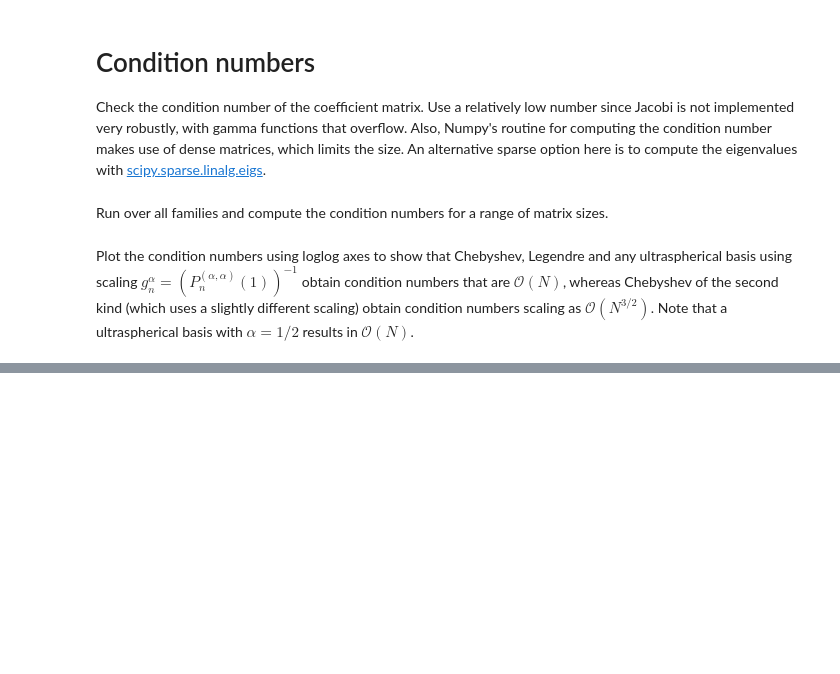
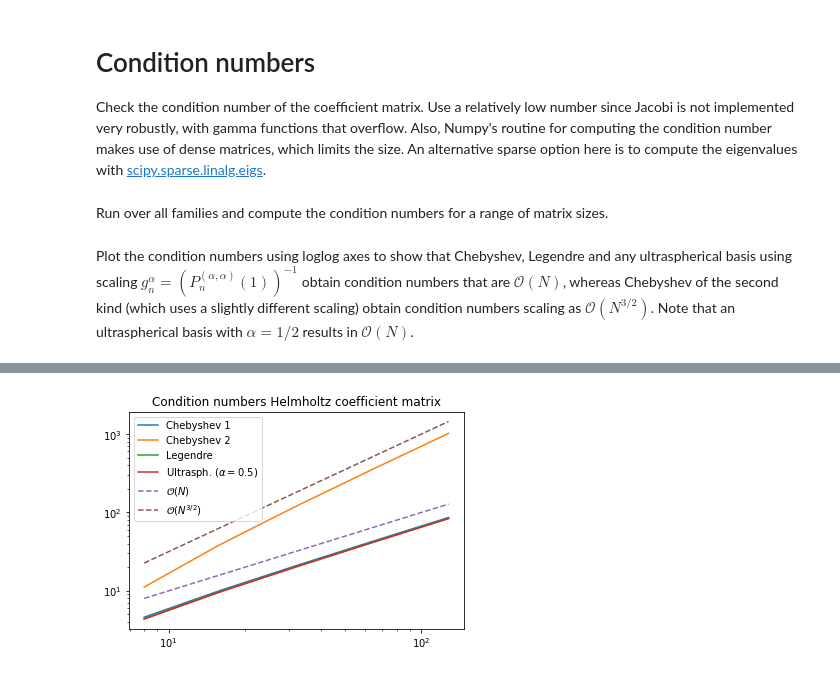
Before and after one commit to spectralDNS/PG-paper-2022, a Jupyter notebook: binder/Section-4.3.2.ipynb, the cells around one changed output, grey strips where cells are left out. Drawn from its saved outputs; the diff is of its cells as text; code cells hidden in the pictures; blank space fills up the shorter version.

```diff
--- a/binder/Section-4.3.2.ipynb
+++ b/binder/Section-4.3.2.ipynb
@@ -53,9 +53,9 @@ mu = 1
 # %% [markdown]
 Choose family of polynomials by uncommenting only one of the following four lines.
 # %%
-family = 'Ultraspherical'; kw = {'alpha': 1}
+#family = 'Ultraspherical'; kw = {'alpha': 1}
 #family = 'Legendre'; kw = {}
-#family = 'Chebyshev'; kw = {}
+family = 'Chebyshev'; kw = {}
 #family = 'ChebyshevU'; kw = {}
 # %% [markdown]
 Create function spaces and test and trial functions. Assemble the coefficient matrix A, that will consist of both mass and stiffness matrices.
@@ -77,0 +108,10 @@ Text(0.5, 0.98, 'Sparsity pattern stiffness (left) and mass (right) matrix')
+# %%
+S = FunctionSpace(N, 'C', bc=(0, 0), **kw)
+V = FunctionSpace(N+2, 'C', basis='Phi2', **kw)
+u = TrialFunction(S)
+v = TestFunction(V)
+A = inner(v, div(grad(u)) - mu*u)
+# %%
+M = A[0].diags('csr') + A[1].diags('csr')
+M2 = A2[0].diags('csr') + A2[1].diags('csr')
+assert np.linalg.norm((M-M2).toarray()) < 1e-14
@@ -113,9 +155,8 @@ for family in 'CULQ':
     for n in range(3, 8):
         con[family].append(cond(2**n, family, alpha)) # alpha neglected by C, U, L
 # %% [markdown]
-Plot the condition numbers using loglog axes to show that Chebyshev, Legendre and any ultraspherical basis using scaling $g_n^{\alpha}=(P^{(\alpha,\alpha)}_n(1))^{-1}$ obtain condition numbers that are $\mathcal{O}(N)$, whereas Chebyshev of the second kind (which uses a slightly different scaling) obtain condition numbers scaling as $\mathcal{O}(N^{3/2})$. Note that a ultraspherical basis with $\alpha=1/2$ results in $\mathcal{O}(N)$.
+Plot the condition numbers using loglog axes to show that Chebyshev, Legendre and any ultraspherical basis using scaling $g_n^{\alpha}=(P^{(\alpha,\alpha)}_n(1))^{-1}$ obtain condition numbers that are $\mathcal{O}(N)$, whereas Chebyshev of the second kind (which uses a slightly different scaling) obtain condition numbers scaling as $\mathcal{O}(N^{3/2})$. Note that an ultraspherical basis with $\alpha=1/2$ results in $\mathcal{O}(N)$.
 # %%
-plt.figure()
 for family in 'CULQ':
     plt.loglog(2**np.array(range(3, 8)), con[family])
 
@@ -129,0 +169 @@ plt.show()
+[figure, added]
```
Also changed, not shown: parts of 10 cells of this notebook, 4 other files.
